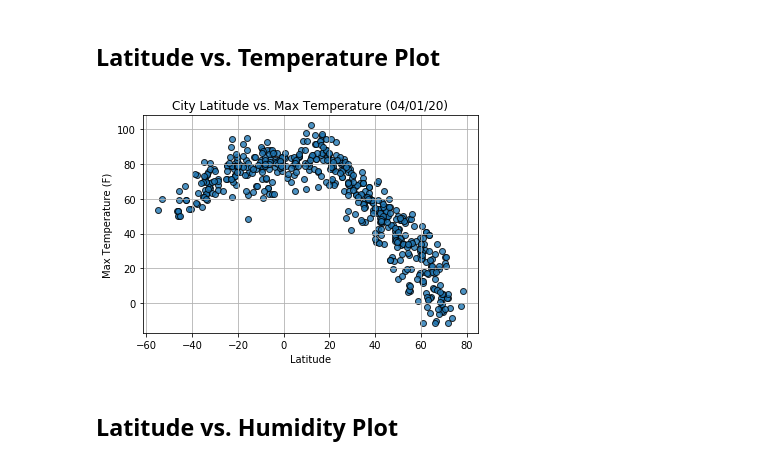
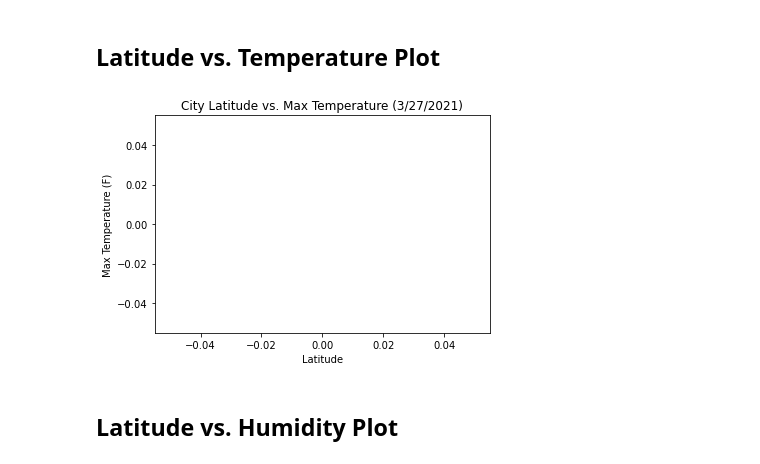
Before and after one commit to mongrella/python-api-challenge, a Jupyter notebook: WeatherPy-updated.ipynb, the cells around one changed output. Cells and saved outputs as stored; diff of their text form; code cells hidden in the pictures.

```diff
--- a/WeatherPy-updated.ipynb
+++ b/WeatherPy-updated.ipynb
@@ -171,26 +162,25 @@ Int64Index([], dtype='int64')
 # %% [markdown]
 ## Latitude vs. Temperature Plot
 # %%
-#dataframe is clean_city_data
 # After each plot add a sentence or too explaining what the code is and analyzing.
 #I was having trouble getting my code to run, so I am basing my analysis on the output examples in the starter file.
 
 plt.title("City Latitude vs. Max Temperature (3/27/2021)")
 plt.xlabel("Latitude")
 plt.ylabel("Max Temperature (F)")
 
-plt.scatter(clean_city_data["Lat"], clean_city_data["Max Temp"], marker="o", facecolors="blue", edgecolors="black",
-            s=x_axis, alpha=0.75)
+plt.scatter(city_df["Lat"], city_df["Max Temp"], marker="o", facecolors="blue", edgecolors="black",
+            s=city_df["Lat"], alpha=0.75)
 
 # Save an image of the chart and print it to the screen
 plt.savefig("Lat_Temp.png")
 plt.show()
 
 #Analysis: Max temperature peaks at around 20 degrees latitude and then steeply drops as latitude increases in the Northern Hemisphere. The relationship is non-linear.
 #There is a slight positive relationship, then a negative relationship after 20 degrees latitude.
 #Southern hemisphere has higher max temps
 # %% [output]
-[figure, old version]
+[figure, new version]
 # %% [markdown]
 ## Latitude vs. Humidity Plot
 # %%
```
Also changed, not shown: parts of 7 cells of this notebook, 1 other file.
